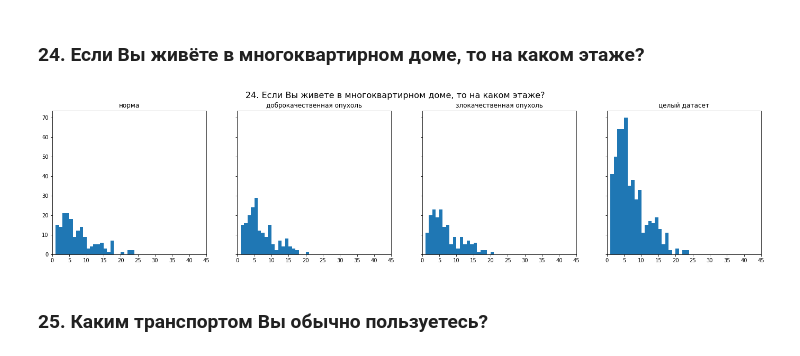
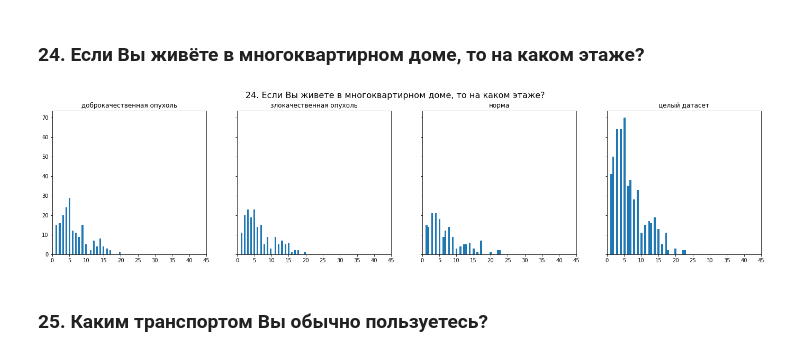
Before and after one commit to mikhailmartin/Breast-Cancer, a Jupyter notebook: ETL step 2.ipynb, the cells around one changed output. Drawn from its saved outputs; the diff is of its cells as text; code cells hidden in the pictures.

```diff
--- a/ETL step 2.ipynb
+++ b/ETL step 2.ipynb
@@ -406,9 +406,9 @@ viz.plot_accuracy_matrix(df, defs.QUESTION_23)
 # %% [markdown]
 ### 24. Если Вы живёте в многоквартирном доме, то на каком этаже?
 # %%
-viz.plot_hists(df, defs.QUESTION_24, defs.QUESTION_24, 40, 45)
+viz.plot_hists(df, defs.QUESTION_24, defs.LABEL, bins=40, xlim=(0, 45))
 # %% [output]
-[figure, old version]
+[figure, new version]
 # %% [markdown]
 ### 25. Каким транспортом Вы обычно пользуетесь?
 # %%
```
Also changed, not shown: parts of 28 cells of this notebook, 5 other files.
